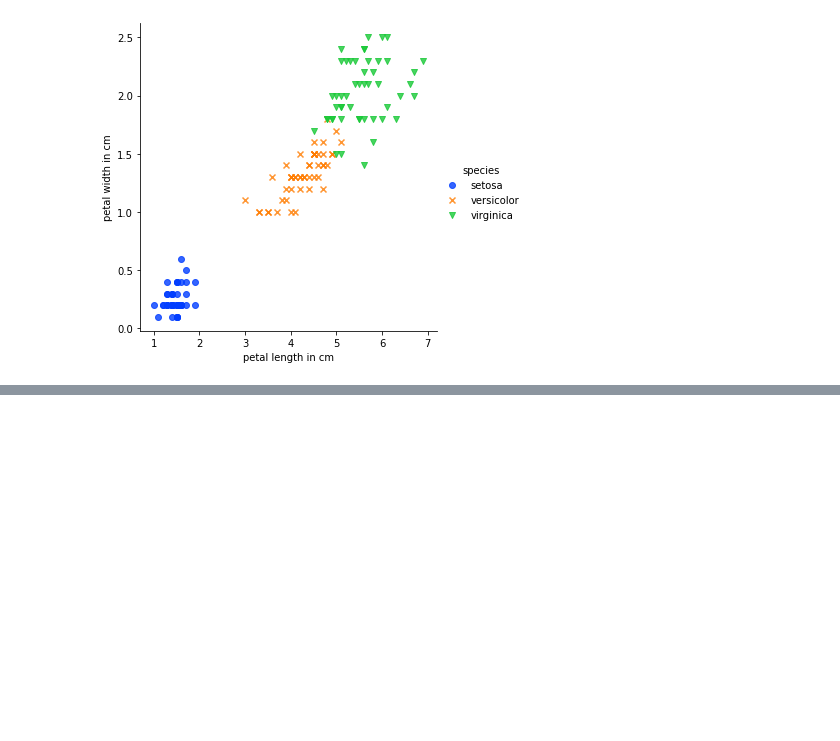
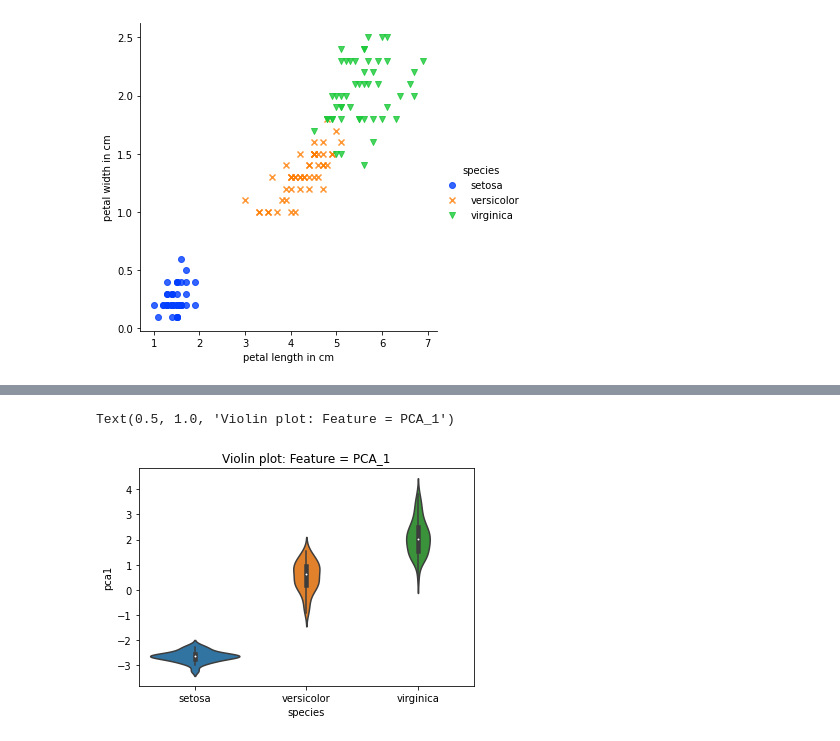
Before and after one commit to kemaladamr/python_data_mining, a Jupyter notebook: BasicTerminology_and_End_to_endExample.ipynb, the cells around one changed output, grey strips where cells are left out. Saved outputs shown, nothing was run; the diff lists cells and outputs as text; code cells hidden in the pictures; blank space fills up the shorter version.

```diff
--- a/BasicTerminology_and_End_to_endExample.ipynb
+++ b/BasicTerminology_and_End_to_endExample.ipynb
@@ -54,0 +119,5 @@ sns.lmplot(x='petal length in cm', y='petal width in cm',
+# %%
+sns.violinplot(x='species', y='pca1', data=df_pca).set_title('Violin plot: Feature = PCA_1')
+# %% [output]
+Text(0.5, 1.0, 'Violin plot: Feature = PCA_1')
+[figure, added]
```
Also changed, not shown: parts of 20 cells of this notebook.
